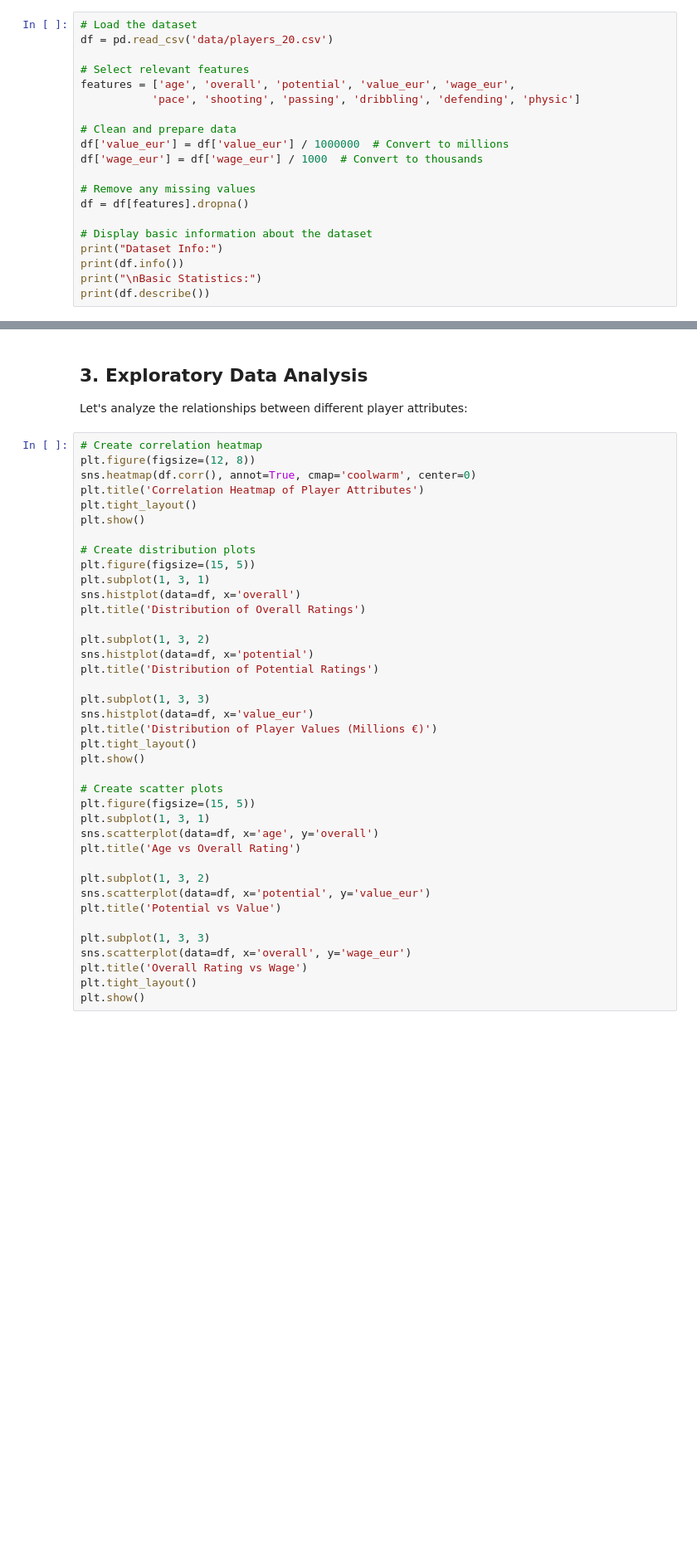
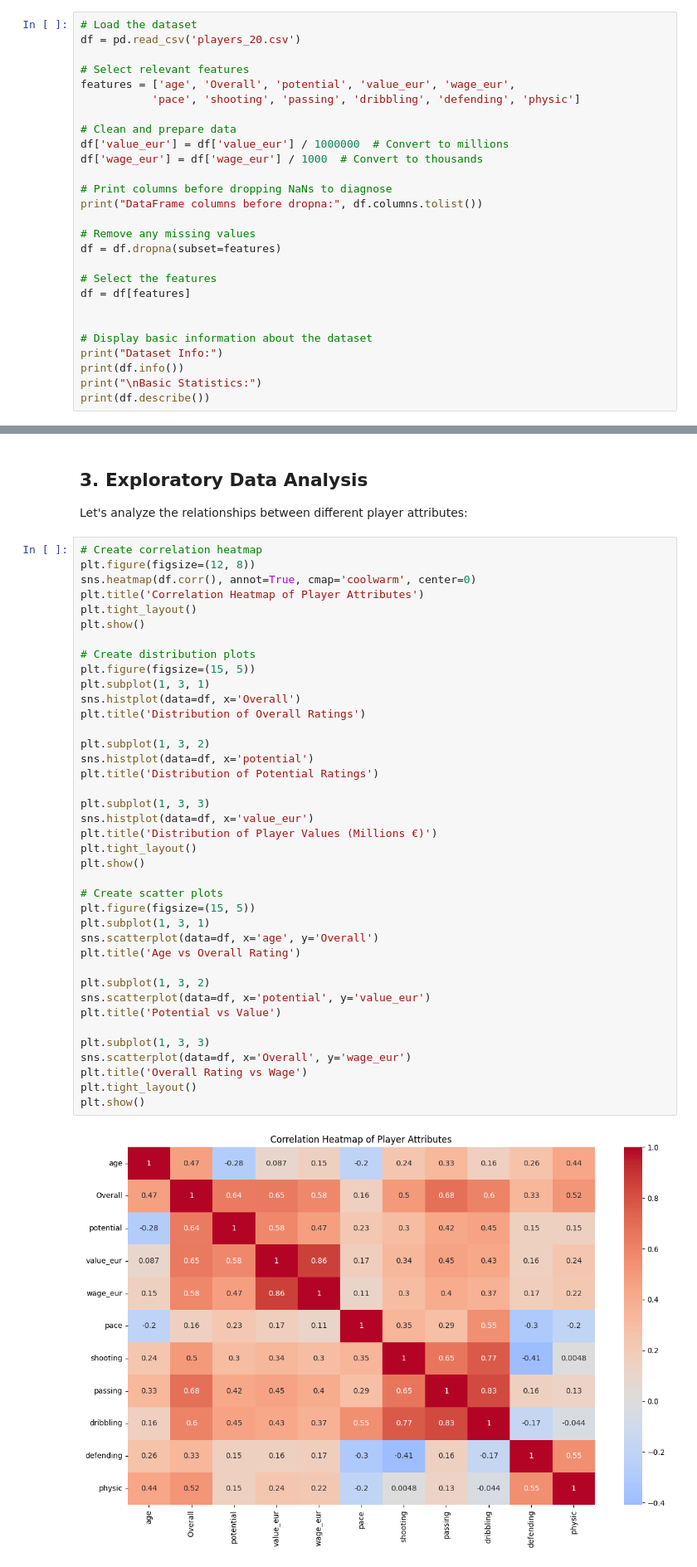
Before and after one commit to Mayankvlog/Fifa-data-science-projects, a Jupyter notebook: fifa_player_analysis.ipynb, the cells around one changed output, grey strips where cells are left out. Shown at 83% size. Cells and saved outputs as stored; diff of their text form; blank space fills up the shorter version.

```diff
--- a/fifa_player_analysis.ipynb
+++ b/fifa_player_analysis.ipynb
@@ -25,18 +25,25 @@ warnings.filterwarnings('ignore')
 Let's load the FIFA players dataset and perform initial preprocessing:
 # %%
 # Load the dataset
-df = pd.read_csv('data/players_20.csv')
+df = pd.read_csv('players_20.csv')
 
 # Select relevant features
-features = ['age', 'overall', 'potential', 'value_eur', 'wage_eur',
+features = ['age', 'Overall', 'potential', 'value_eur', 'wage_eur',
            'pace', 'shooting', 'passing', 'dribbling', 'defending', 'physic']
 
 # Clean and prepare data
 df['value_eur'] = df['value_eur'] / 1000000  # Convert to millions
 df['wage_eur'] = df['wage_eur'] / 1000  # Convert to thousands
 
+# Print columns before dropping NaNs to diagnose
+print("DataFrame columns before dropna:", df.columns.tolist())
+
 # Remove any missing values
-df = df[features].dropna()
+df = df.dropna(subset=features)
+
+# Select the features
+df = df[features]
+
 
 # Display basic information about the dataset
 print("Dataset Info:")
@@ -56,33 +81,35 @@ plt.tight_layout()
 plt.show()
 
 # Create distribution plots
 plt.figure(figsize=(15, 5))
 plt.subplot(1, 3, 1)
-sns.histplot(data=df, x='overall')
+sns.histplot(data=df, x='Overall')
 plt.title('Distribution of Overall Ratings')
 
 plt.subplot(1, 3, 2)
 sns.histplot(data=df, x='potential')
 plt.title('Distribution of Potential Ratings')
 
 plt.subplot(1, 3, 3)
 sns.histplot(data=df, x='value_eur')
 plt.title('Distribution of Player Values (Millions €)')
 plt.tight_layout()
 plt.show()
 
 # Create scatter plots
 plt.figure(figsize=(15, 5))
 plt.subplot(1, 3, 1)
-sns.scatterplot(data=df, x='age', y='overall')
+sns.scatterplot(data=df, x='age', y='Overall')
 plt.title('Age vs Overall Rating')
 
 plt.subplot(1, 3, 2)
 sns.scatterplot(data=df, x='potential', y='value_eur')
 plt.title('Potential vs Value')
 
 plt.subplot(1, 3, 3)
-sns.scatterplot(data=df, x='overall', y='wage_eur')
+sns.scatterplot(data=df, x='Overall', y='wage_eur')
 plt.title('Overall Rating vs Wage')
 plt.tight_layout()
 plt.show()
+# %% [output]
+[figure, added]
```
Also changed, not shown: parts of 7 cells of this notebook.
